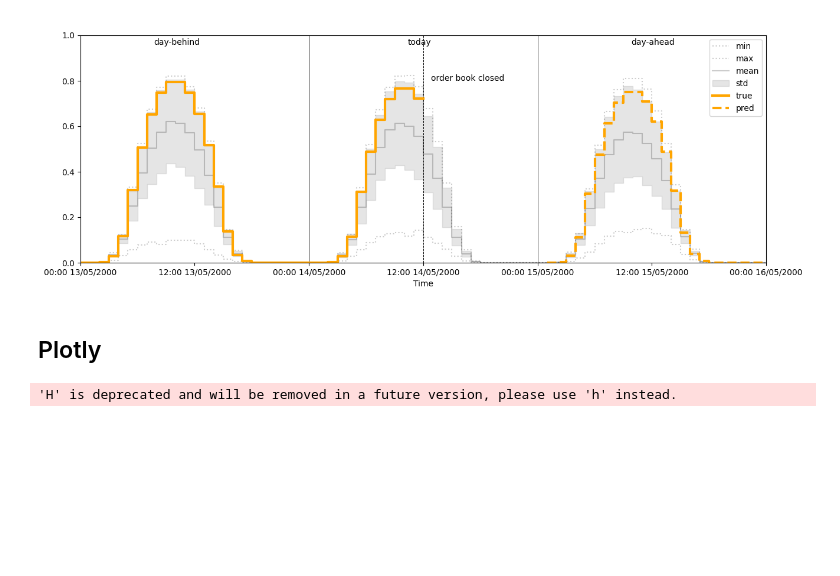
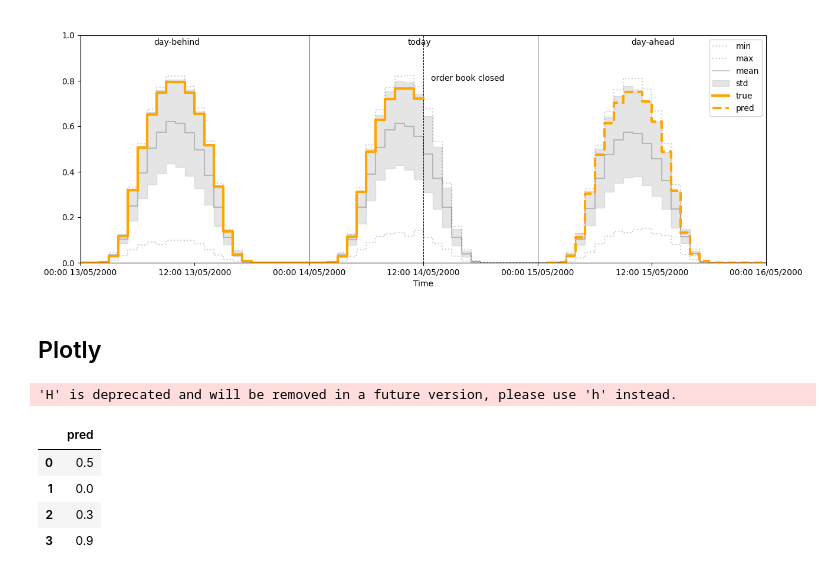
Before and after one commit to jerome-roeser/advanced-power-forecast, a Jupyter notebook: notebooks/hoernsch.ipynb, the cells around one changed output. Cells and saved outputs as stored; diff of their text form; code cells hidden in the pictures; blank space fills up the shorter version.

Commit message:
added cutoff

```diff
--- a/notebooks/hoernsch.ipynb
+++ b/notebooks/hoernsch.ipynb
@@ -900,3 +900,22 @@ fig.add_annotation(
 fig.show()
 # %% [output]
 'H' is deprecated and will be removed in a future version, please use 'h' instead.
+# %%
+y_pred_df = pd.DataFrame.from_dict({'pred':[0.5, -0.1, 0.3, 1]})
+
+def cutoff_func(x):
+      if x < 0.0:
+        return 0
+      if x > 0.9:
+        return 0.9
+      return x
+
+y_pred_df.pred = y_pred_df.pred.apply(cutoff_func)
+
+y_pred_df.head()
+# %% [output]
+|  | pred |
+| 0 | 0.5 |
+| 1 | 0.0 |
+| 2 | 0.3 |
+| 3 | 0.9 |
```
Also changed, not shown: 1 other file.
